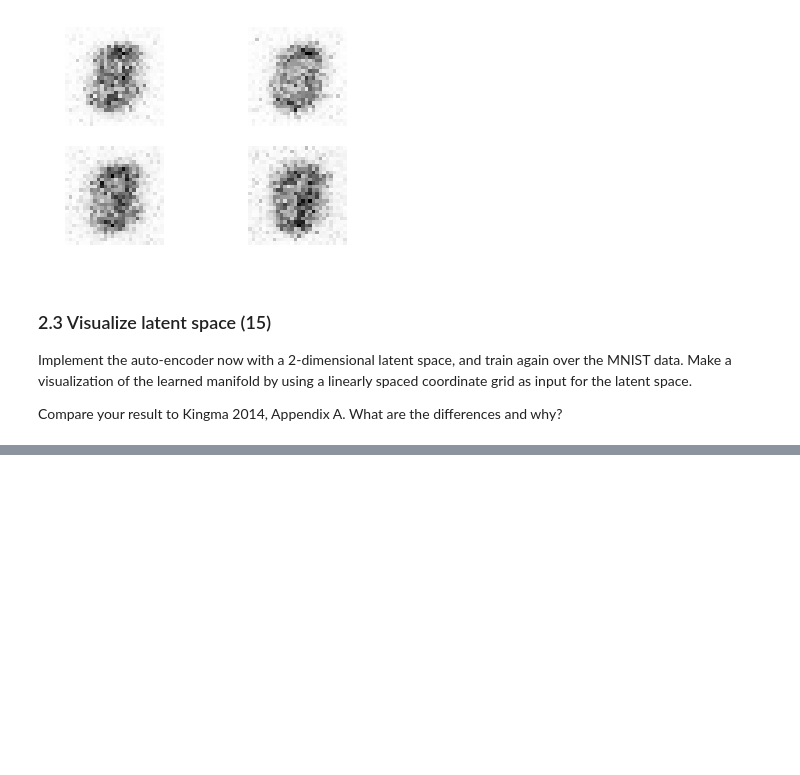
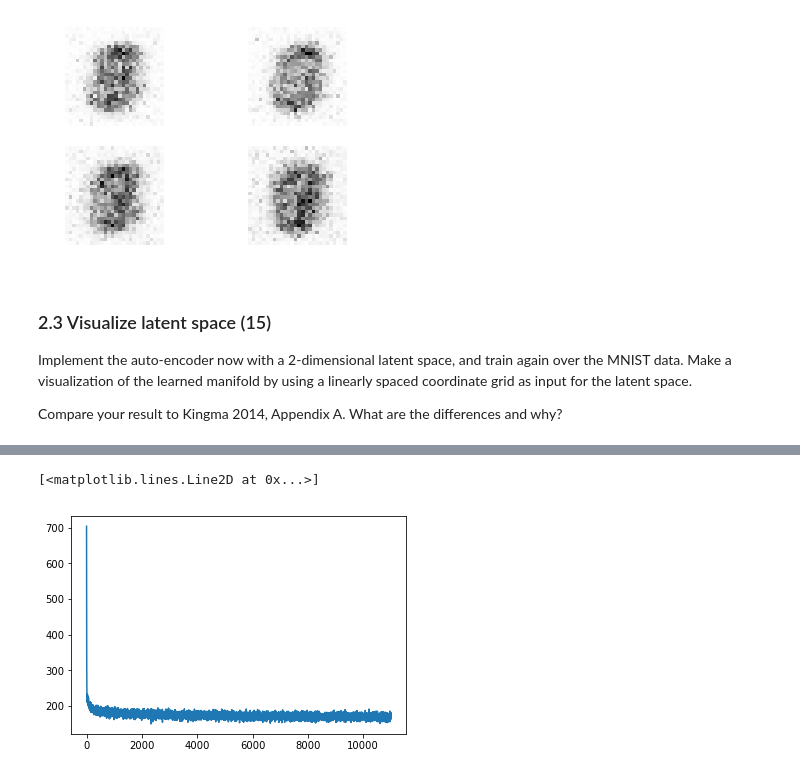
Before and after one commit to daandouwe/Machine-Learning-2, a Jupyter notebook: lab3/Lab3.ipynb, the cells around one changed output, grey strips where cells are left out. Cells and saved outputs as stored; diff of their text form; code cells hidden in the pictures; blank space fills up the shorter version.

```diff
--- a/lab3/Lab3.ipynb
+++ b/lab3/Lab3.ipynb
@@ -552,0 +609,6 @@ plt.plot(range(len(losses)), losses)
+# %%
+# hidden layer size 1000
+plt.plot(range(len(losses)), losses)
+# %% [output]
+[<matplotlib.lines.Line2D at 0x...>]
+[figure, added]
```
Also changed, not shown: parts of 13 cells of this notebook.
